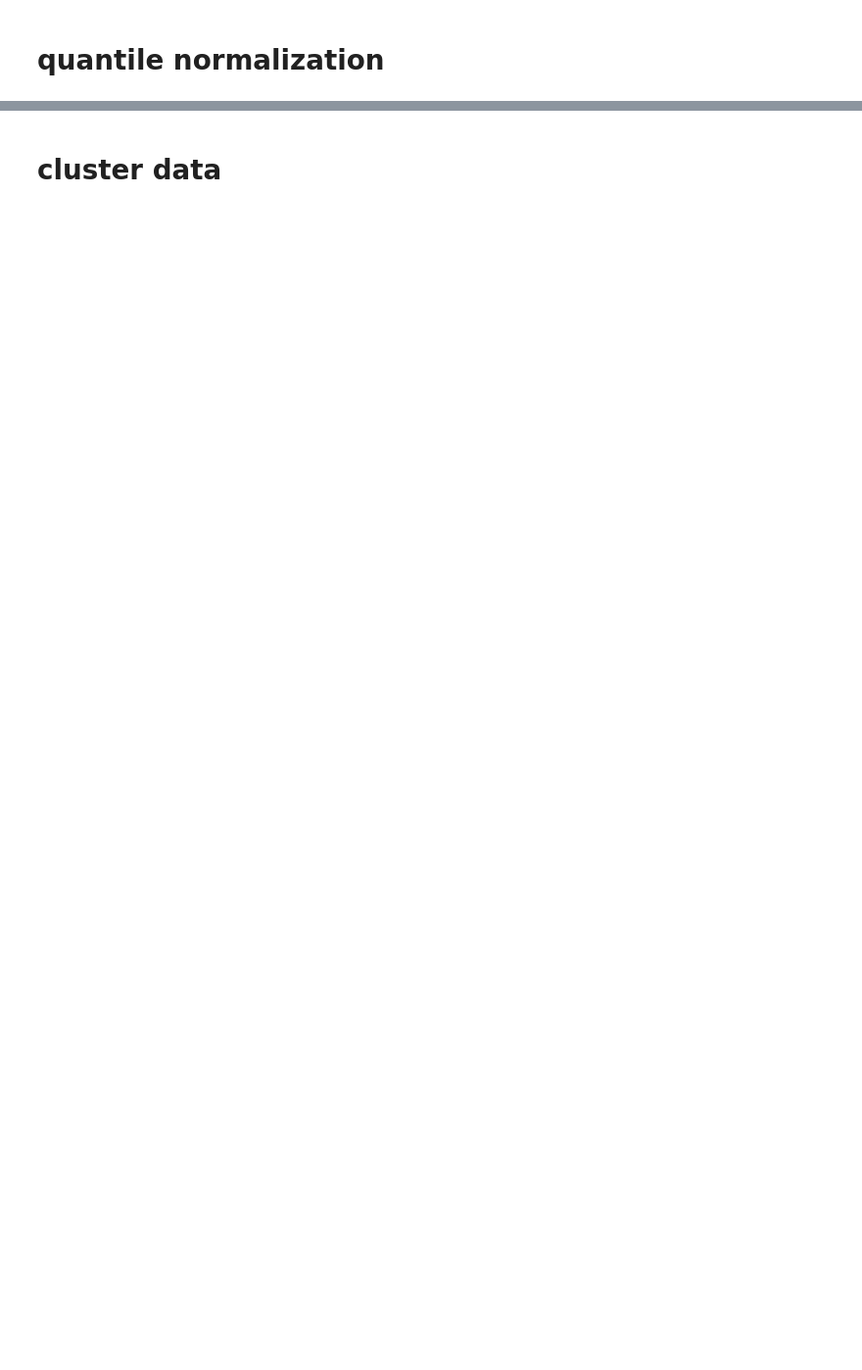
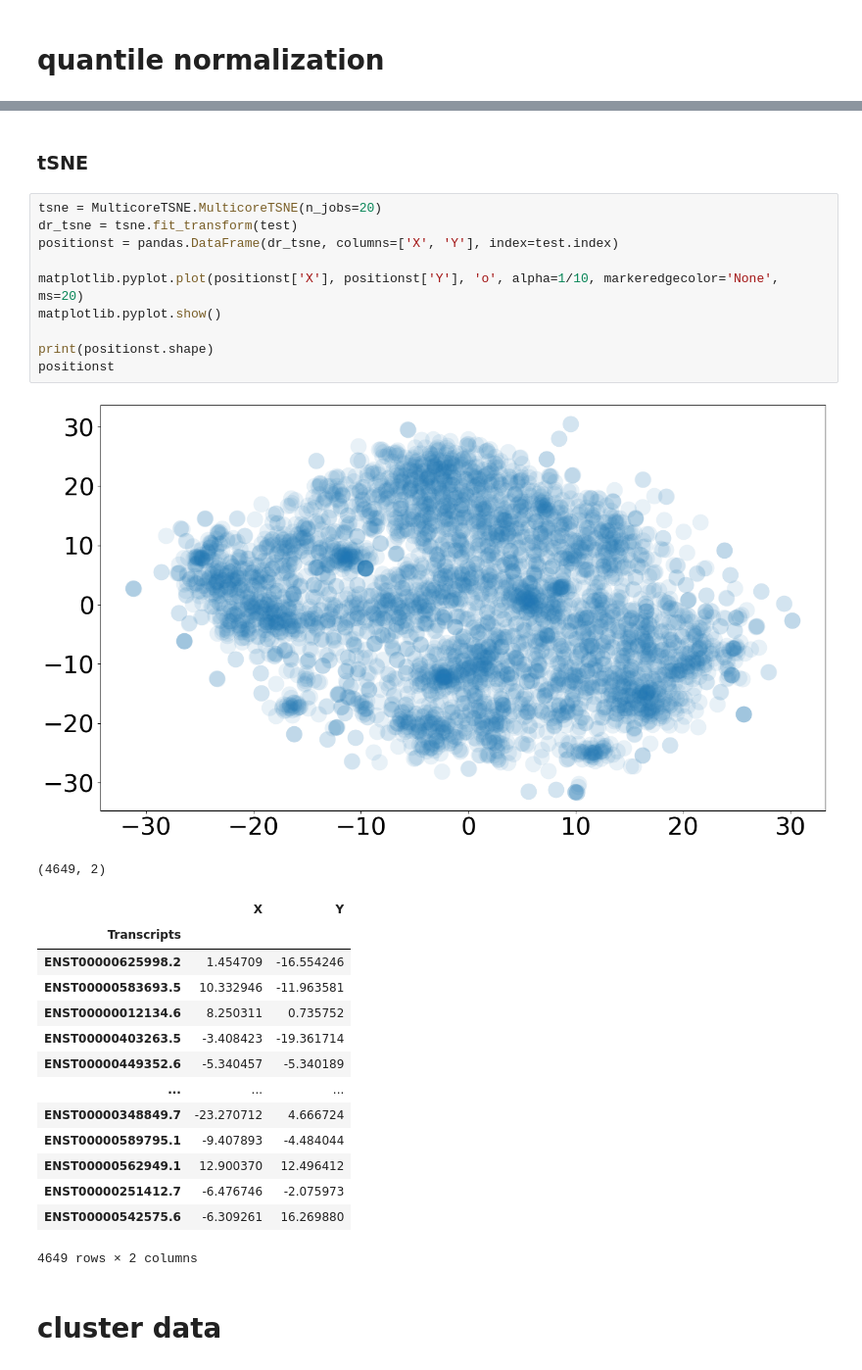
Before and after one commit to adelomana/education, a Jupyter notebook: kevin/cluster finder step 2.ipynb, the cells around one changed output, grey strips where cells are left out. Shown at 98% size. Saved outputs shown, nothing was run; the diff lists cells and outputs as text; blank space fills up the shorter version.

```diff
--- a/kevin/cluster finder step 2.ipynb
+++ b/kevin/cluster finder step 2.ipynb
@@ -95,2 +271,31 @@ matplotlib.pyplot.show()
+# %% [markdown]
+### tSNE
+# %%
+tsne = MulticoreTSNE.MulticoreTSNE(n_jobs=20)
+dr_tsne = tsne.fit_transform(test)
+positionst = pandas.DataFrame(dr_tsne, columns=['X', 'Y'], index=test.index)
+
+matplotlib.pyplot.plot(positionst['X'], positionst['Y'], 'o', alpha=1/10, markeredgecolor='None', ms=20)
+matplotlib.pyplot.show()
+
+print(positionst.shape)
+positionst
+# %% [output]
+[figure, added]
+(4649, 2)
+|  | X | Y |
+| Transcripts |  |  |
+| ENST00000625998.2 | 1.454709 | -16.554246 |
+| ENST00000583693.5 | 10.332946 | -11.963581 |
+| ENST00000012134.6 | 8.250311 | 0.735752 |
+| ENST00000403263.5 | -3.408423 | -19.361714 |
+| ENST00000449352.6 | -5.340457 | -5.340189 |
+| ... | ... | ... |
+| ENST00000348849.7 | -23.270712 | 4.666724 |
+| ENST00000589795.1 | -9.407893 | -4.484044 |
+| ENST00000562949.1 | 12.900370 | 12.496412 |
+| ENST00000251412.7 | -6.476746 | -2.075973 |
+| ENST00000542575.6 | -6.309261 | 16.269880 |
+4649 rows × 2 columns
 # %% [markdown]
 # cluster data
```
Also changed, not shown: parts of 20 cells of this notebook, 1 other file.
